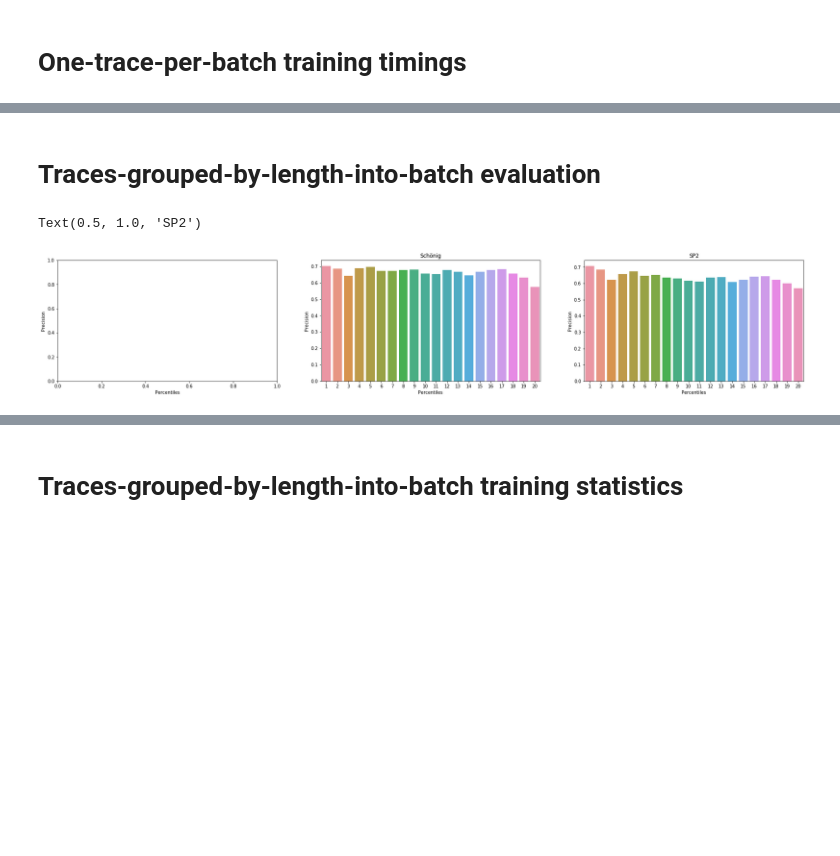
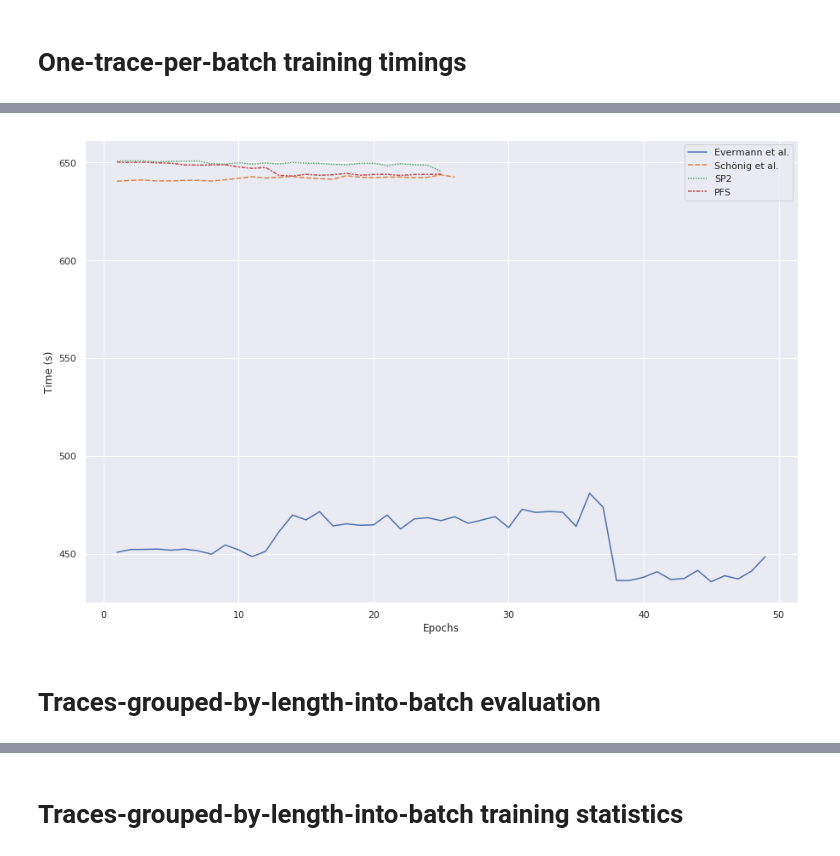
Before and after one commit to flxw/master-thesis, a Jupyter notebook: notebooks/Performance evaluation BPIC2011.ipynb, the cells around one changed output, grey strips where cells are left out. Cells and saved outputs as stored; diff of their text form; code cells hidden in the pictures; blank space fills up the shorter version.

```diff
--- a/notebooks/Performance evaluation BPIC2011.ipynb
+++ b/notebooks/Performance evaluation BPIC2011.ipynb
@@ -178,3 +207,7 @@ Text(0.5, 1.0, 'SP2')
+# %%
+plot_timings(evm_ind_stats['training_time'], sch_ind_stats['training_time'], sp2_ind_stats['training_time'], pfs_ind_stats['training_time'])
+# %% [output]
+[figure, added]
 # %% [markdown]
 # Traces-grouped-by-length-into-batch evaluation
 # %%
@@ -202,12 +219,0 @@ sp2_grp_precisions = calculate_bipartite_percentile_precisions(sp2_individual_mo
-# %%
-fig, axs = plt.subplots(ncols=3, figsize=(30,5))
-
-for i in range(3):
-    axs[i].set_xlabel('Percentiles'); axs[i].set_ylabel('Precision')
-
-# sns.barplot(x=list(range(1,percentiles+1)), y=ev_grp_precisions, ax=axs[0]).set_title('Evermann')
-sns.barplot(x=list(range(1,percentiles+1)), y=sch_grp_precisions, ax=axs[1]).set_title('Schönig')
-sns.barplot(x=list(range(1,percentiles+1)), y=sp2_grp_precisions, ax=axs[2]).set_title('SP2')
-# %% [output]
-Text(0.5, 1.0, 'SP2')
-[figure, removed]
```
Also changed, not shown: parts of 22 cells of this notebook, 1 other file.
